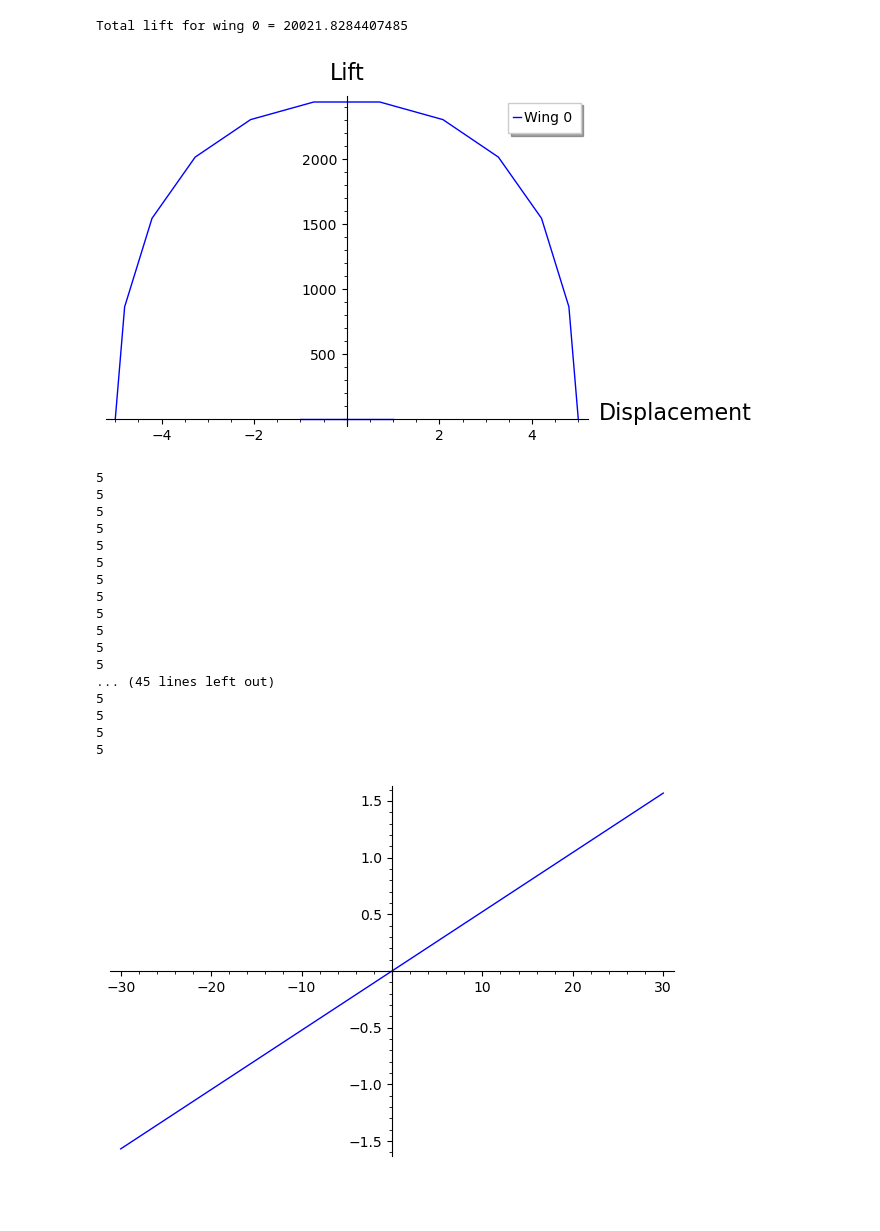
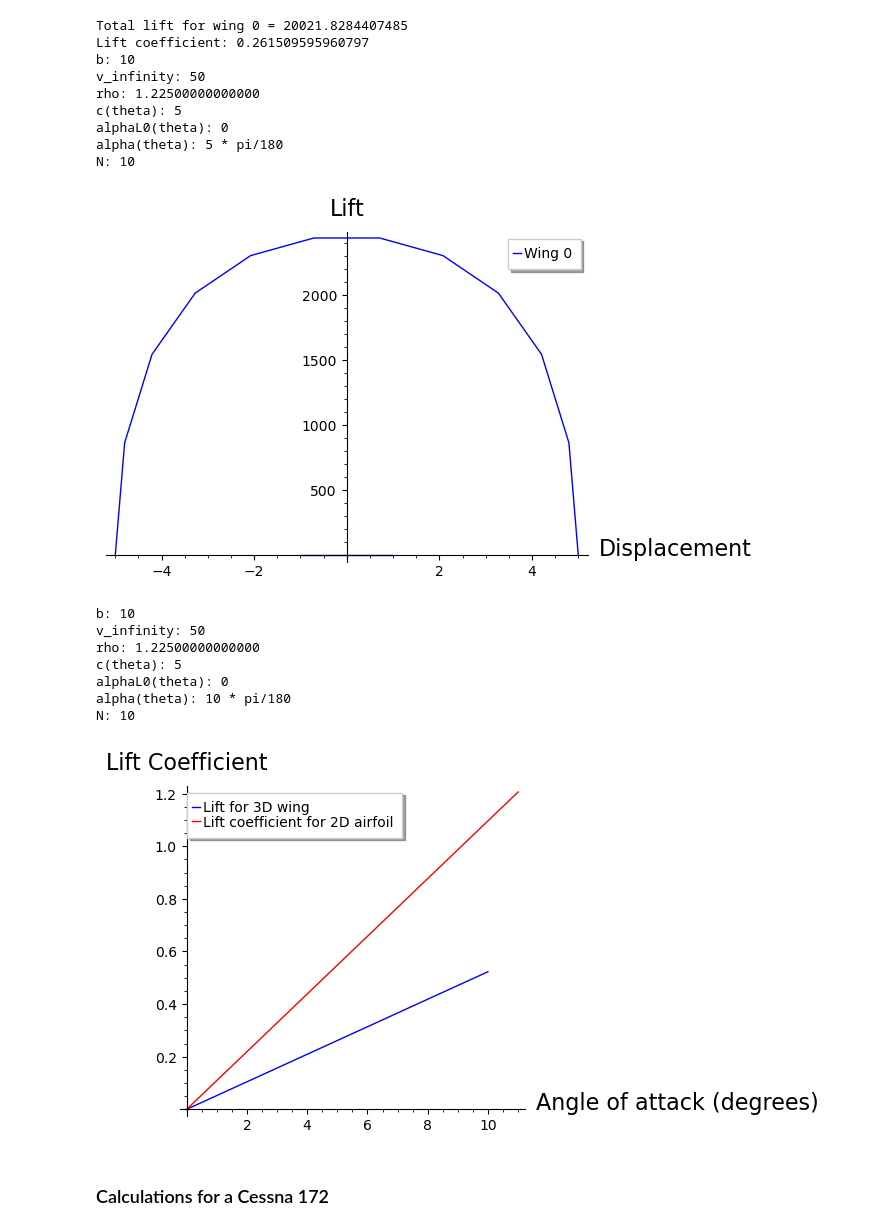
Before and after one commit to juandurante2005/Aerospace-CS-project, a Jupyter notebook: Expanded-lift-dist.ipynb, the cells around one changed output. Drawn from its saved outputs; the diff is of its cells as text; code cells hidden in the pictures; blank space fills up the shorter version.

Commit message:
Added calculations for a Cessna 172
Plotted lift & lift coefficients for the plane, and added the lift coefficient calculator into the main LiftFinder class

```diff
--- a/Expanded-lift-dist.ipynb
+++ b/Expanded-lift-dist.ipynb
@@ -11,6 +11,7 @@ class LiftFinder():
     x_axis_reference = []
     lift_vector = []
     total_lift = 0
+    lift_coeff = 0
 
     def __init__(self,wing_info):
         self.b = wing_info[0]
@@ -91,6 +92,7 @@ class LiftFinder():
             avg = (full_lift_vector[index] + full_lift_vector[index + 1]) / 2
             total = total + delta_x * avg
         self.total_lift = total
+        LiftFinder.lift_coefficient(self)
         return total
 
 
@@ -130,6 +132,20 @@ class LiftFinder():
 
         return lift_per_y
 
+    def lift_coefficient(self):
+        rho = self.rho
+        v_infinity = self.v_infinity
+        b = self.b
+        c = self.c
+        total_lift = self.total_lift
+
+        dynamic_pressure = 1/2 * rho * v_infinity ^ 2
+        s = b * average_value(c)
+        self.lift_coeff = ((total_lift) / (dynamic_pressure * s))
+
+    def get_lift_coefficient(self):
+        return self.lift_coeff
+
 
 
 def average_value(func):
@@ -144,9 +160,8 @@ def average_value(func):
 # %%
 #wing_info format:
 #[b, v_infinity, rho, "c(x)", "alphaL0(x)", "alpha(x)", N]
-
-wings = [[10, 50, 1.225, "5", "0", "5 * pi/180", 10],
-         ]
+ref = ["b", "v_infinity", "rho", "c(theta)", "alphaL0(theta)", "alpha(theta)", "N"]
+wings = [[10, 50, 1.225, "5", "0", "5 * pi/180", 10]]
 color_list = ["blue", 'green', 'red', 'cyan', 'magenta', 'yellow', 'black']
 totalplots = plot(0)
 index = 0
@@ -154,8 +169,12 @@ for wing_info in wings:
     vec = LiftFinder(wing_info)
     print("Total lift for wing " + str(index) + " = " + str(vec.get_total_lift()))
     totalplots = totalplots + list_plot(vec.get_zipped_lists(), legend_label=("Wing " + str(index)), color=color_list[index % 7], plotjoined = True)
-
+    dynamic_pressure = 1/2 * wing_info[2] * wing_info[1] ^ 2
+    s = wing_info[0] * average_value(wing_info[3])
+    print("Lift coefficient: " + str((vec.get_total_lift()) / (dynamic_pressure * s)))
     index = index + 1
+    for i in range(0, len(ref)):
+        print(ref[i] + ": " + str(wing_info[i]))
 
 totalplots.axes_labels(["Displacement", "Lift"])
 totalplots.show()
@@ -165,35 +184,43 @@ totalplots.show()
 #list_plot(list(zip(x_ax, y_ax)), axes_labels = ["Displacement", "Lift"] )
 # %% [output]
 Total lift for wing 0 = 20021.8284407485
+Lift coefficient: 0.261509595960797
+b: 10
+v_infinity: 50
+rho: 1.22500000000000
+c(theta): 5
+alphaL0(theta): 0
+alpha(theta): 5 * pi/180
+N: 10
 [figure]
 # %%
 #Calculation of lift coefficient for varying alpha
 #[b, v_infinity, rho, "c(x)", "alphaL0(x)", "alpha(x)", N]
-x_axis = [i for i in range(-30, 31)]
+x_axis = [i for i in range(0, 11)]
 coefficients = []
-for alpha in range(-30, 31):
+for alpha in range(0, 11):
     wing_info = [10, 50, 1.225, "5", "0", str(alpha) + " * pi/180", 10]
     vec = LiftFinder(wing_info)
     dynamic_pressure = 1/2 * wing_info[2] * wing_info[1] ^ 2
     s = wing_info[0] * average_value(wing_info[3])
     coefficients.append((vec.get_total_lift()) / (dynamic_pressure * s))
-list_plot(list(zip(x_axis, coefficients)), plotjoined=True)
+for i in range(0, len(ref)):
+        print(ref[i] + ": " + str(wing_info[i]))
+p1 = list_plot(list(zip(x_axis, coefficients)), plotjoined=True, legend_label="Lift for 3D wing")
+p2 = plot(2*pi* (x * pi / 180), (0, 11), color="red", legend_label="Lift coefficient for 2D airfoil")
+p_total = p1 + p2
+p_total.axes_labels(["Angle of attack (degrees)", "Lift Coefficient"])
+
+
+p_total.show()
 # %% [output]
-5
-5
-5
-5
-5
-5
-5
-5
-5
-5
-5
-5
-... (45 lines left out)
-5
-5
-5
-5
+b: 10
+v_infinity: 50
+rho: 1.22500000000000
+c(theta): 5
+alphaL0(theta): 0
+alpha(theta): 10 * pi/180
+N: 10
-[figure, old version]
+[figure, new version]
+# %% [markdown]
+### Calculations for a Cessna 172
```
Also changed, not shown: parts of 2 cells of this notebook.
